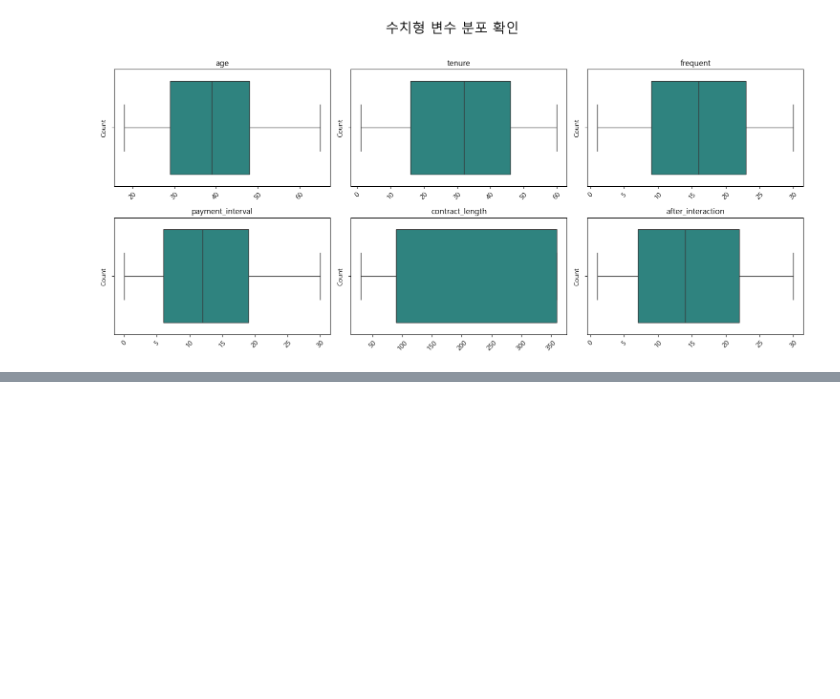
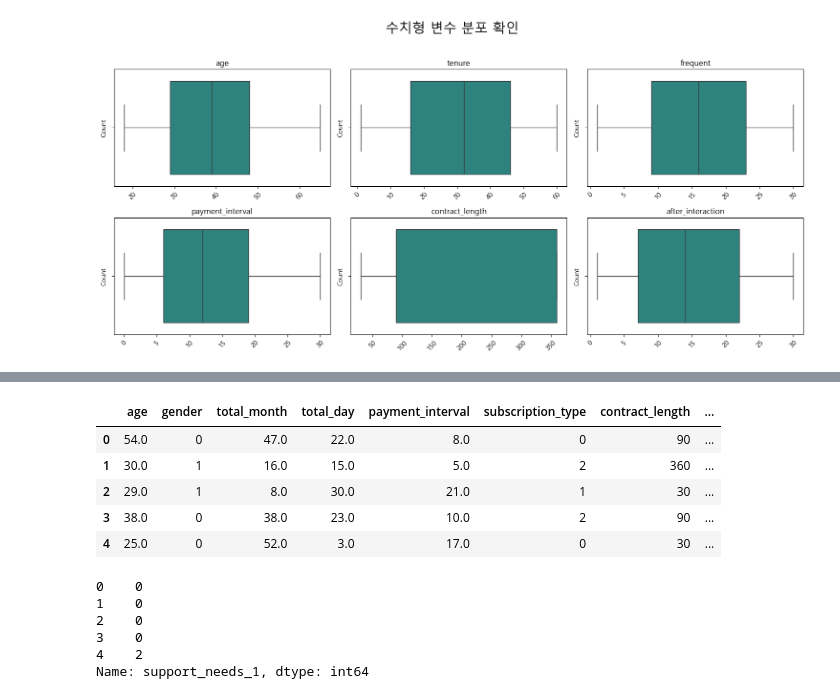
Before and after one commit to smOH306/dacon_basic_customer_support_tier_classification, a Jupyter notebook: notebooks/playground.ipynb, the cells around one changed output, grey strips where cells are left out. Saved outputs shown, nothing was run; the diff lists cells and outputs as text; code cells hidden in the pictures; blank space fills up the shorter version.

```diff
--- a/notebooks/playground.ipynb
+++ b/notebooks/playground.ipynb
@@ -98,0 +188,29 @@ plt.tight_layout(rect=[0, 0, 1, 0.96])
+# %%
+#범주형 변수 인코딩
+train_fe['gender'] = train_fe['gender'].map({'F':0, "M": 1})
+test_fe['gender'] = test_fe['gender'].map({'F':0, "M": 1})
+
+train_fe['subscription_type'] = train_fe['subscription_type'].map({'member' : 0, 'plus' : 1, 'vip' : 2})
+test_fe['subscription_type'] = test_fe['subscription_type'].map({'member' : 0, 'plus' : 1, 'vip' : 2})
+# %%
+x_train = train_fe.drop(columns =['ID','support_needs','support_needs_1'])
+x_test = test_fe.drop(columns = ['ID'])
+y_train = train_fe['support_needs_1']
+# %%
+x_train.head()
+# %% [output]
+|  | age | gender | total_month | total_day | payment_interval | subscription_type | contract_length | ... |
+| 0 | 54.0 | 0 | 47.0 | 22.0 | 8.0 | 0 | 90 | ... |
+| 1 | 30.0 | 1 | 16.0 | 15.0 | 5.0 | 2 | 360 | ... |
+| 2 | 29.0 | 1 | 8.0 | 30.0 | 21.0 | 1 | 30 | ... |
+| 3 | 38.0 | 0 | 38.0 | 23.0 | 10.0 | 2 | 90 | ... |
+| 4 | 25.0 | 0 | 52.0 | 3.0 | 17.0 | 0 | 30 | ... |
+# %%
+y_train.head()
+# %% [output]
+0    0
+1    0
+2    0
+3    0
+4    2
+Name: support_needs_1, dtype: int64
```
Also changed, not shown: parts of 10 cells of this notebook, 1 other file.
